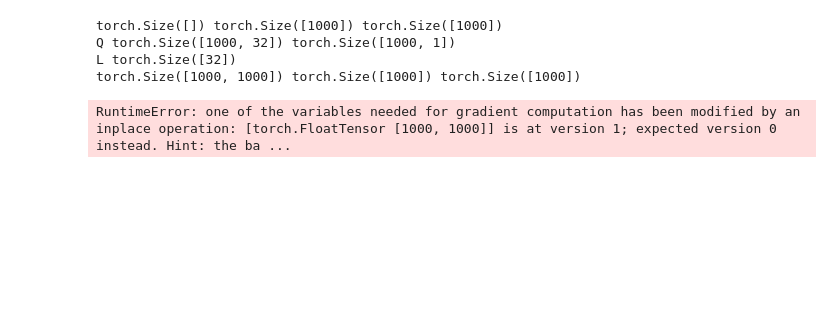
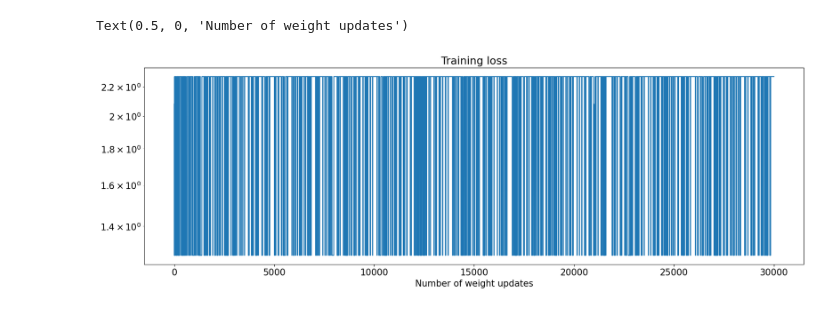
Before and after one commit to calvin4770/POCML, a Jupyter notebook: gcml.ipynb, the cells around one changed output. Cells and saved outputs as stored; diff of their text form; code cells hidden in the pictures; blank space fills up the shorter version.

```diff
--- a/gcml.ipynb
+++ b/gcml.ipynb
@@ -252,26 +72,13 @@ def train_model(model: Agent, dataloader, epochs, norm=False):
-# %%
-torch.autograd.set_detect_anomaly(True)
-
-n_nodes = 32
-batch_size = 32
-state_dim = 1000
-epochs = 10
-n_obs = 10
-
-num_desired_trajectories=200
-# choose env from "random", "small world" or "dead ends"
-env = GraphEnv(size=n_nodes, n_items=n_obs, env='random', batch_size=batch_size, num_desired_trajectories=num_desired_trajectories)
-
-dataset = RandomWalkDataset(env.adj_matrix, batch_size, num_desired_trajectories, n_obs)
-dataloader = DataLoader(dataset, batch_size=1, shuffle=True)
-model = PartiallyObservableCML(n_states=env.size, n_obs=n_obs, n_act=env.n_actions, embedding_dim=state_dim)
-
-
-loss_record= train_model(model, dataloader, epochs, norm=False)
-# %% [output]
-torch.Size([]) torch.Size([1000]) torch.Size([1000])
-Q torch.Size([1000, 32]) torch.Size([1000, 1])
-L torch.Size([32])
-torch.Size([1000, 1000]) torch.Size([1000]) torch.Size([1000])
-RuntimeError: one of the variables needed for gradient computation has been modified by an inplace operation: [torch.FloatTensor [1000, 1000]] is at version 1; expected version 0 instead. Hint: the ba ...
+# %%
+# our trainer loss plot
+
+plt.rcParams['font.size'] = 15
+plt.figure(figsize=(20, 6))
+plt.plot(loss_record)
+plt.yscale('log')
+plt.title('Training loss')
+plt.xlabel('Number of weight updates')
+# %% [output]
+Text(0.5, 0, 'Number of weight updates')
+[figure, added]
 # %%
```
Also changed, not shown: parts of 9 cells of this notebook, 3 other files.
